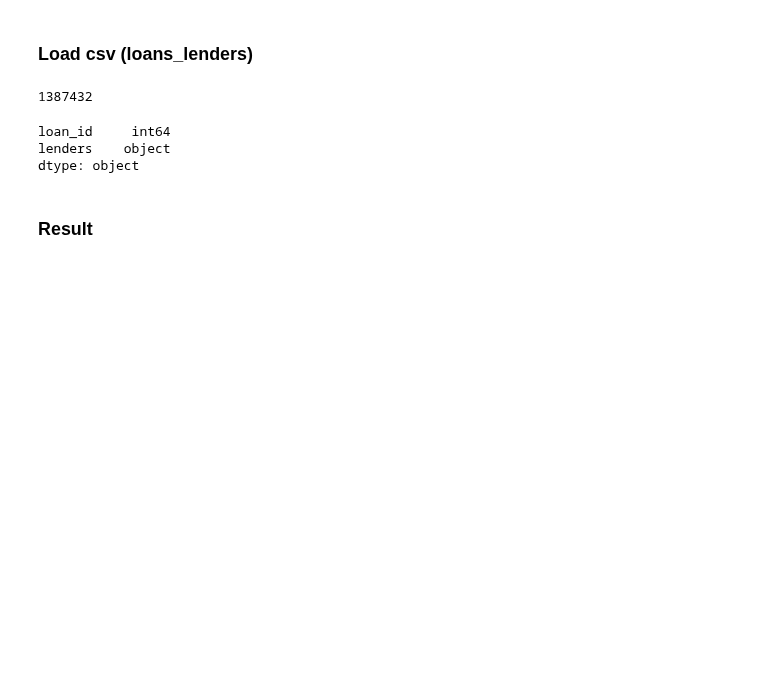
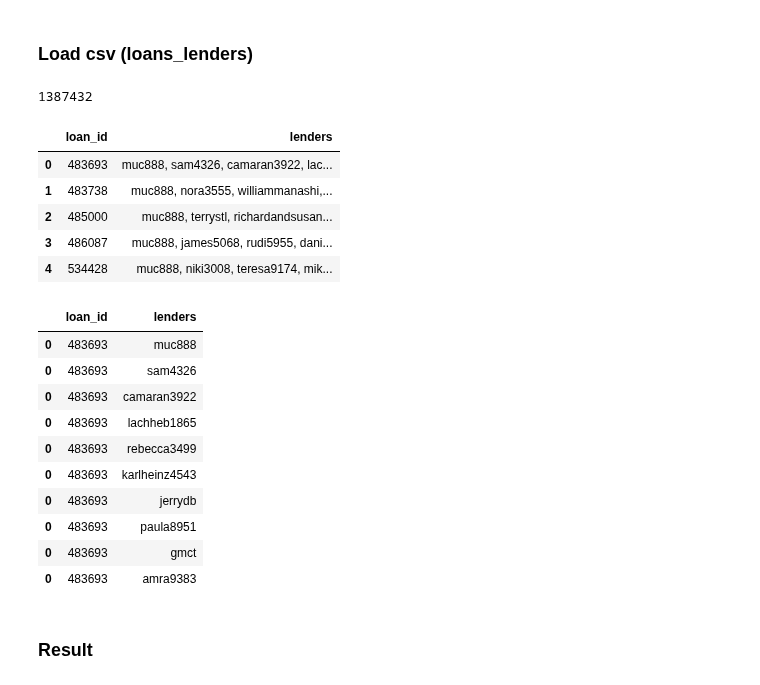
Before and after one commit to gaveter/Project_cs, a Jupyter notebook: Project.ipynb, the cells around one changed output. Saved outputs shown, nothing was run; the diff lists cells and outputs as text; code cells hidden in the pictures; blank space fills up the shorter version.

```diff
--- a/Project.ipynb
+++ b/Project.ipynb
@@ -38,9 +44,12 @@ len(loans_lender)
 # %% [output]
 1387432
 # %%
-loans_lender.dtypes
+loans_lender.head()
 # %% [output]
-loan_id     int64
-lenders    object
-dtype: object
+|  | loan_id | lenders |
+| 0 | 483693 | muc888, sam4326, camaran3922, lac... |
+| 1 | 483738 | muc888, nora3555, williammanashi,... |
+| 2 | 485000 | muc888, terrystl, richardandsusan... |
+| 3 | 486087 | muc888, james5068, rudi5955, dani... |
+| 4 | 534428 | muc888, niki3008, teresa9174, mik... |
 # %%
@@ -48,4 +57,18 @@ loans_lender["lenders"]=loans_lender["lenders"].str.split(',') #divisione lender
 loans_lender_norm=loans_lender.explode('lenders')
+# %%
+loans_lender_norm.head(10)
+# %% [output]
+|  | loan_id | lenders |
+| 0 | 483693 | muc888 |
+| 0 | 483693 | sam4326 |
+| 0 | 483693 | camaran3922 |
+| 0 | 483693 | lachheb1865 |
+| 0 | 483693 | rebecca3499 |
+| 0 | 483693 | karlheinz4543 |
+| 0 | 483693 | jerrydb |
+| 0 | 483693 | paula8951 |
+| 0 | 483693 | gmct |
+| 0 | 483693 | amra9383 |
 # %% [markdown]
 ### Result
 # %%
```
Also changed, not shown: parts of 15 cells of this notebook.
